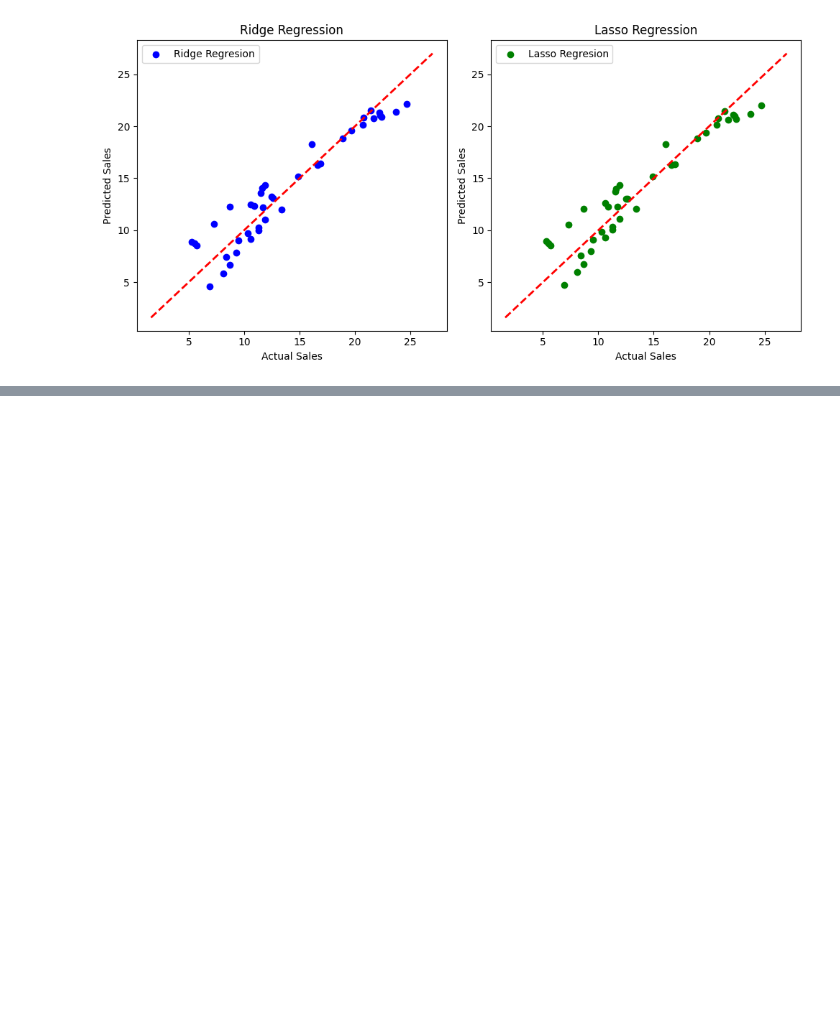
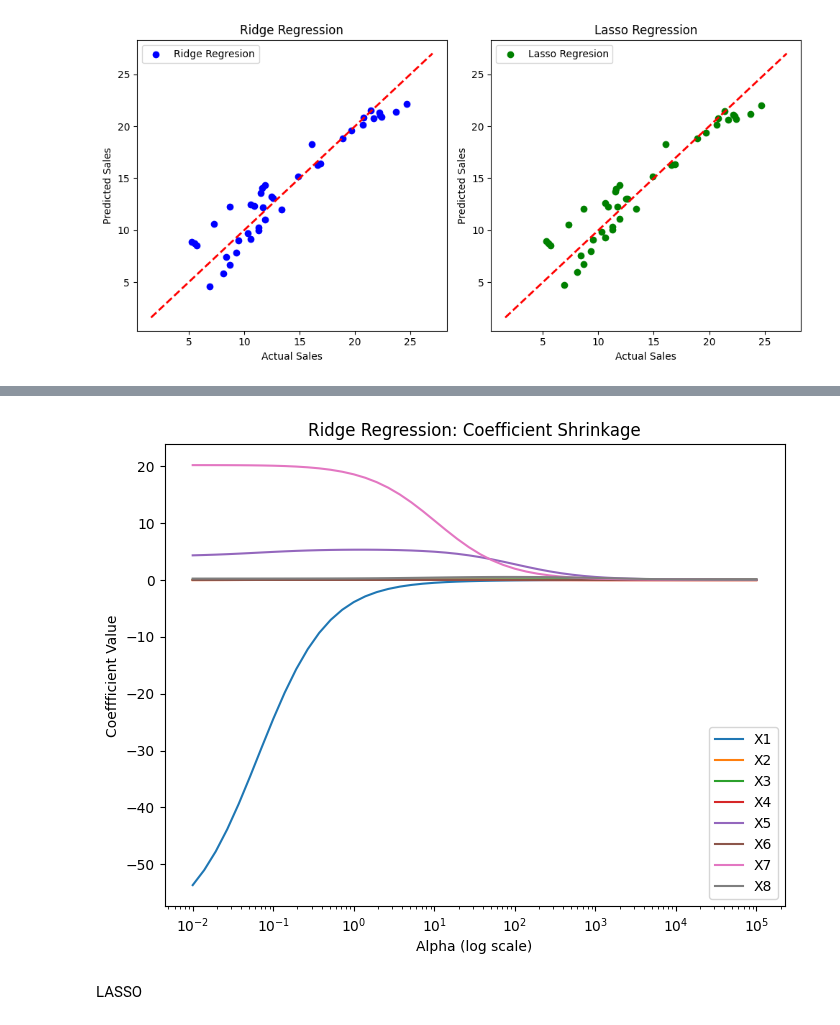
Before and after one commit to anmolS-1104/SML, a Jupyter notebook: SML /Exp 4.ipynb, the cells around one changed output, grey strips where cells are left out. Cells and saved outputs as stored; diff of their text form; code cells hidden in the pictures; blank space fills up the shorter version.

```diff
--- a/SML /Exp 4.ipynb
+++ b/SML /Exp 4.ipynb
@@ -190,0 +266,3 @@ plt.show()
+# %%
+#TRAIN AND TESTING SET WHERE TARGET VARIABLE IS 'Y1
+X1_train,X1_test,Y1_train,Y1_test = train_test_split(X1,Y1,test_size=0.2,random_state=42)
@@ -190,0 +271,14 @@ plt.show()
+# %%
+#Different alpha values to observe behavior
+alpha_values = [0,0.1,1,10,100]
+print("RIDGE REGRESSION COEFFICIENT ")
+for alpha_value in alpha_values:
+    ridge_model = Ridge(alpha=alpha_value)
+
+    #Train the model
+    ridge_model.fit(X1_train,Y1_train)
+
+    #Print coefficients
+    print(f"Alpha : {alpha_value}")
+    print(pd.Series(ridge_model.coef_,index=X1.columns))
+    print("-"*40)
@@ -190,0 +303,24 @@ plt.show()
+# %%
+#generate values on scale
+alphas = np.logspace(-2,5,50)
+#Store coefficients
+coefficients_path = []
+
+for alpha_value in alphas:
+    ridge = Ridge(alpha=alpha_value)
+    ridge.fit(X1_train,Y1_train)
+    coefficients_path.append(ridge.coef_)
+
+coefficients_path = np.array(coefficients_path)
+plt.figure(figsize=(8,6))
+plt.plot(alphas,coefficients_path)
+plt.xscale("log")
+plt.xlabel("Alpha (log scale)")
+plt.ylabel("Coeffficient Value")
+plt.title("Ridge Regression: Coefficient Shrinkage")
+plt.legend(X1.columns)
+plt.show()
+# %% [output]
+[figure, added]
+# %% [markdown]
+LASSO
```
Also changed, not shown: parts of 25 cells of this notebook, 1 other file.
